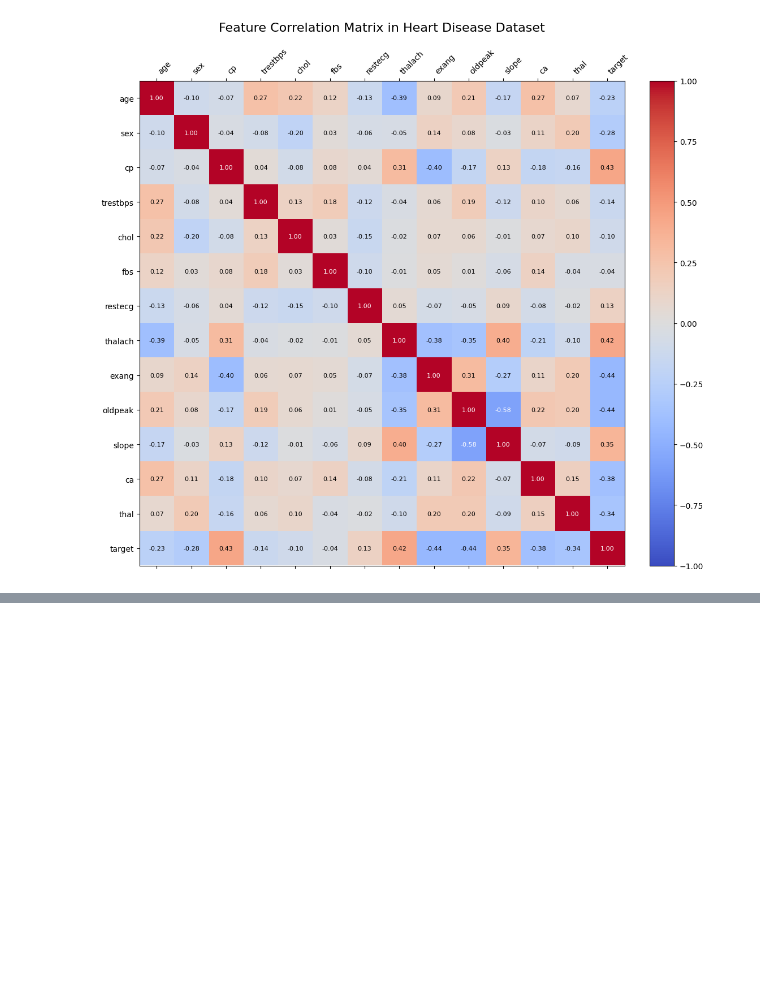
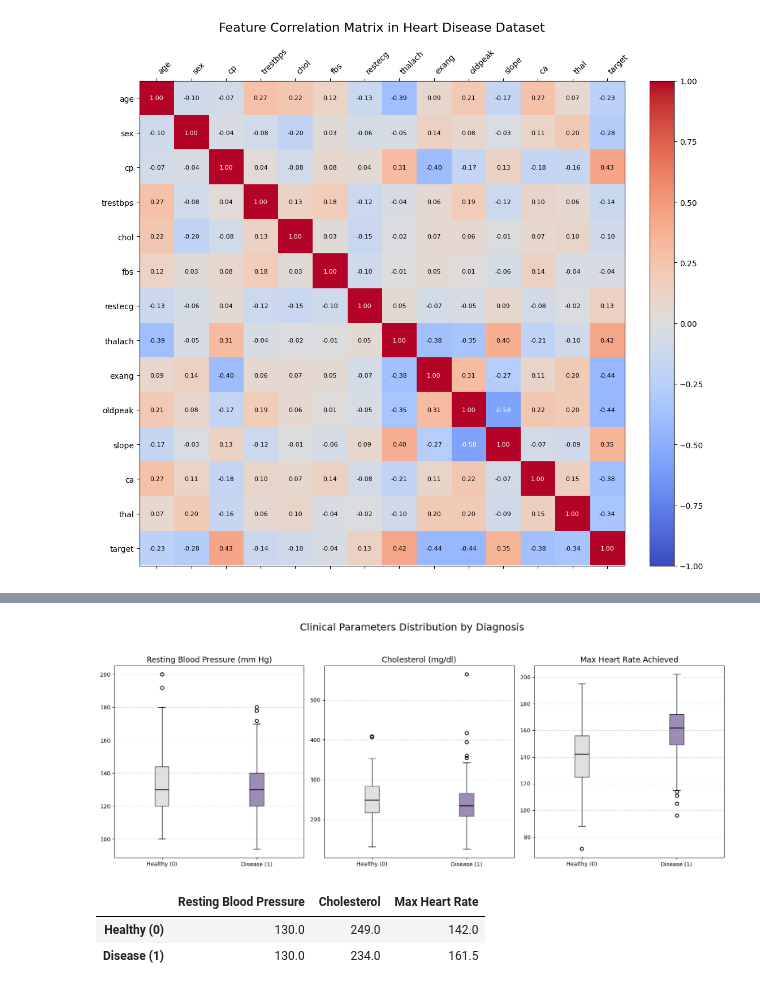
Before and after one commit to igasz/heart-disease-eda, a Jupyter notebook: heart-disease.ipynb, the cells around one changed output, grey strips where cells are left out. Drawn from its saved outputs; the diff is of its cells as text; code cells hidden in the pictures; blank space fills up the shorter version.

Commit message:
boxplots

```diff
--- a/heart-disease.ipynb
+++ b/heart-disease.ipynb
@@ -105,0 +133,41 @@ plt.show()
+# %%
+fig, axes = plt.subplots(1, 3, figsize=(16, 6))
+
+features = ['trestbps', 'chol', 'thalach']
+titles = ['Resting Blood Pressure (mm Hg)', 'Cholesterol (mg/dl)', 'Max Heart Rate Achieved']
+
+for i, feature in enumerate(features):
+    healthy_data = df[df['target'] == 0][feature]
+    disease_data = df[df['target'] == 1][feature]
+
+    box = axes[i].boxplot([healthy_data, disease_data],
+                          labels=['Healthy (0)', 'Disease (1)'],
+                          patch_artist=True,
+                          medianprops={'color': 'black', 'linewidth': 1.5})
+
+    colors = ['lightgray', '#745b97']
+    for patch, color in zip(box['boxes'], colors):
+        patch.set_facecolor(color)
+        patch.set_alpha(0.7)
+
+    axes[i].set_title(titles[i], fontsize=14)
+    axes[i].grid(axis='y', linestyle='--', alpha=0.5)
+
+plt.suptitle('Clinical Parameters Distribution by Diagnosis', fontsize=18, y=1.05)
+plt.tight_layout()
+plt.show()
+# %% [output]
+[figure, added]
+# %%
+features = ['trestbps', 'chol', 'thalach']
+medians_df = df.groupby('target')[features].median()
+
+medians_df.index = ['Healthy (0)', 'Disease (1)']
+
+medians_df.columns = ['Resting Blood Pressure', 'Cholesterol', 'Max Heart Rate']
+
+display(medians_df)
+# %% [output]
+|  | Resting Blood Pressure | Cholesterol | Max Heart Rate |
+| Healthy (0) | 130.0 | 249.0 | 142.0 |
+| Disease (1) | 130.0 | 234.0 | 161.5 |
```
Also changed, not shown: parts of 7 cells of this notebook.
